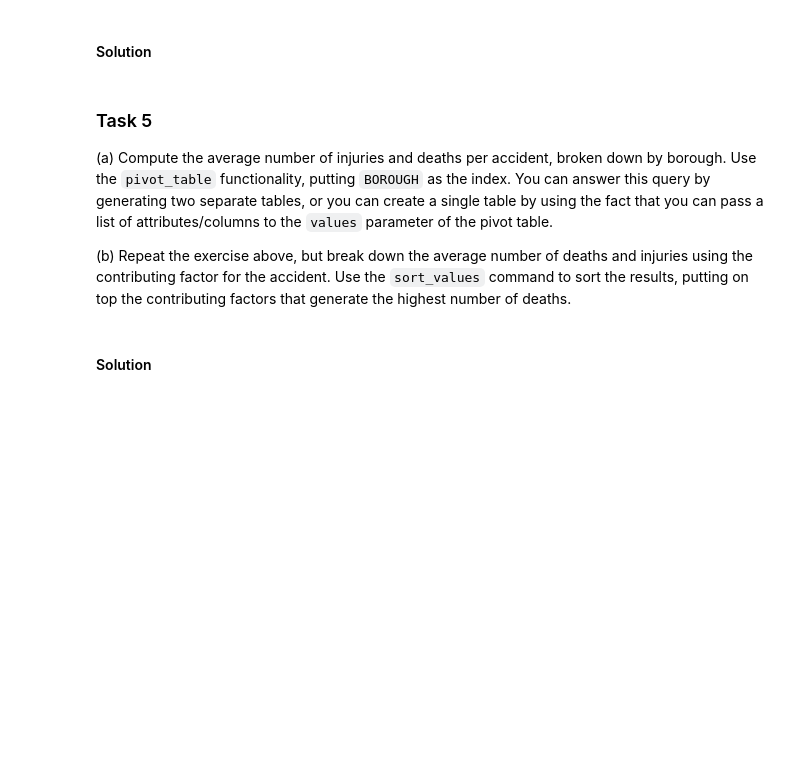
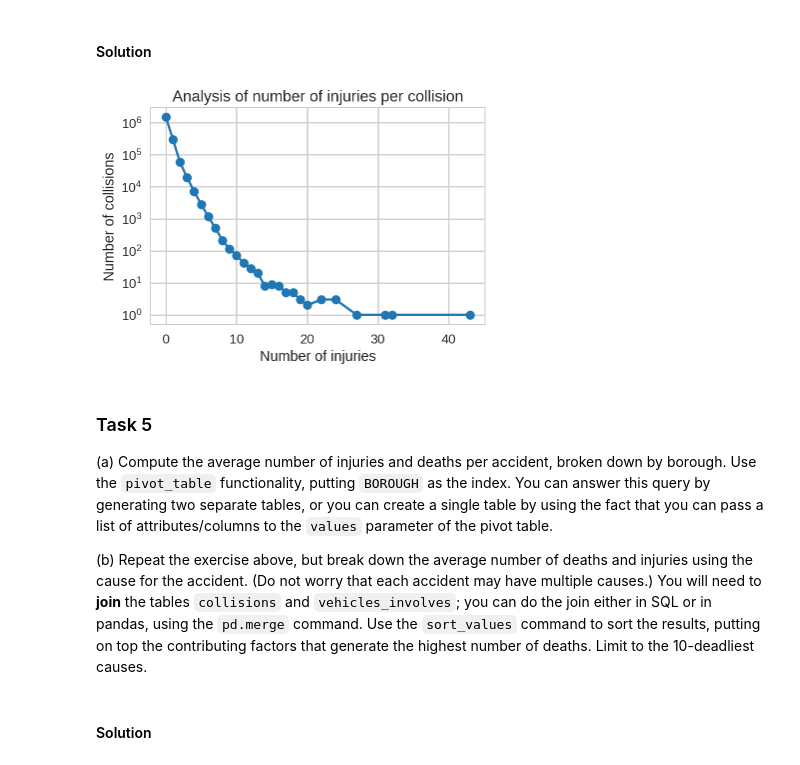
Before and after one commit to ipeirotis/dealing_with_data, a Jupyter notebook: 03-Pandas/A2-Introduction_to_Pandas-NYPD_Vehicle_Collisions.ipynb, the cells around one changed output. Drawn from its saved outputs; the diff is of its cells as text; code cells hidden in the pictures; blank space fills up the shorter version.

```diff
--- a/03-Pandas/A2-Introduction_to_Pandas-NYPD_Vehicle_Collisions.ipynb
+++ b/03-Pandas/A2-Introduction_to_Pandas-NYPD_Vehicle_Collisions.ipynb
@@ -64,25 +166,28 @@ Find out the how many collisions had 0 persons injured, 1 persons injured, etc.
 # %%
 # "Chain" style of writing data maniputation operations
 plot = (
-    df['NUMBER OF PERSONS INJURED'] # take the num of injuries column
+    c['PERSONS_INJURED'] # take the num of injuries column
     .value_counts() # compure the freuquency of each value
     .sort_index() # sort the results based on the index value instead of the frequency,
                   # which is the default for value_counts
     .plot( # and plot the results
         kind='line', # we use a line plot because the x-axis is numeric/continuous
         marker='o',  # we use a marker to mark where we have data points
         logy=True # make the y-axis logarithmic
     )
 )
 plot.set_xlabel("Number of injuries")
 plot.set_ylabel("Number of collisions")
 plot.set_title("Analysis of number of injuries per collision")
+pass
+# %% [output]
+[figure, added]
 # %% [markdown]
 ### Task 5
 
 (a) Compute the average number of injuries and deaths per accident, broken down by borough. Use the `pivot_table` functionality, putting `BOROUGH` as the index. You can answer this query by generating two separate tables, or you can create a single table by using the fact that you can pass a list of attributes/columns to the `values` parameter of the pivot table.
 
-(b) Repeat the exercise above, but break down the average number of deaths and injuries using the contributing factor for the accident. Use the `sort_values` command to sort the results, putting on top the contributing factors that generate the highest number of deaths.
+(b) Repeat the exercise above, but break down the average number of deaths and injuries using the cause for the accident. (Do not worry that each accident may have multiple causes.) You will need to **join** the tables `collisions` and `vehicles_involves`; you can do the join either in SQL or in pandas, using the `pd.merge` command. Use the `sort_values` command to sort the results, putting on top the contributing factors that generate the highest number of deaths. Limit to the 10-deadliest causes.
 # %% [markdown]
 #### Solution
 # %%
```
Also changed, not shown: parts of 26 cells of this notebook.
